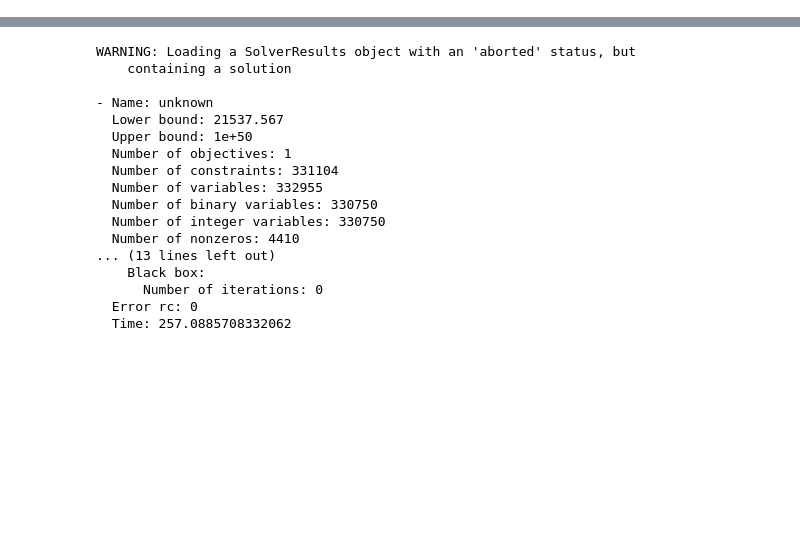
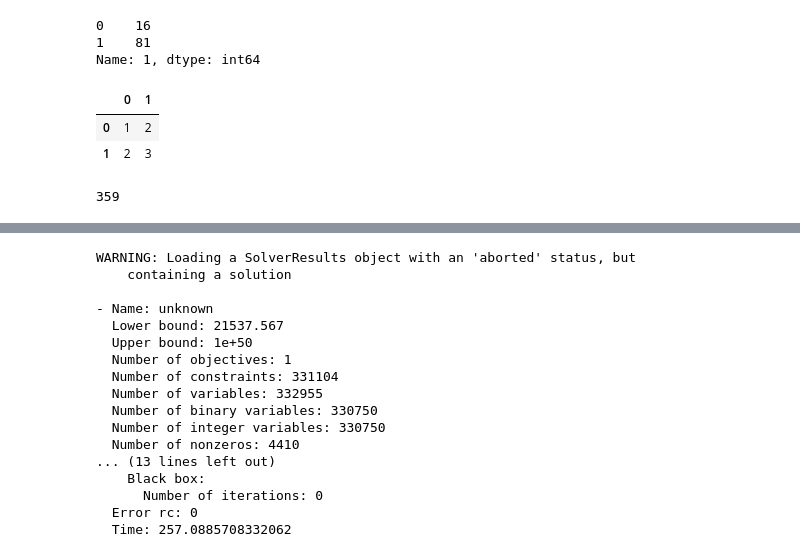
Before and after one commit to SerSmith/bank_schedule, a Jupyter notebook: main.ipynb, the cells around one changed output, grey strips where cells are left out. Drawn from its saved outputs; the diff is of its cells as text; code cells hidden in the pictures; blank space fills up the shorter version.

```diff
--- a/main.ipynb
+++ b/main.ipynb
@@ -378,0 +379,20 @@ WARNING: Loading a SolverResults object with an 'aborted' status, but
+# %%
+import pandas as pd
+
+df = pd.DataFrame([['1', 2], ['2', 3]])
+
+df[1] ** 4
+# %% [output]
+0    16
+1    81
+Name: 1, dtype: int64
+# %%
+df
+# %% [output]
+|  | 0 | 1 |
+| 0 | 1 | 2 |
+| 1 | 2 | 3 |
+# %%
+len(data.get_tids_by_claster(2))
+# %% [output]
+359
```
Also changed, not shown: parts of 4 cells of this notebook.
